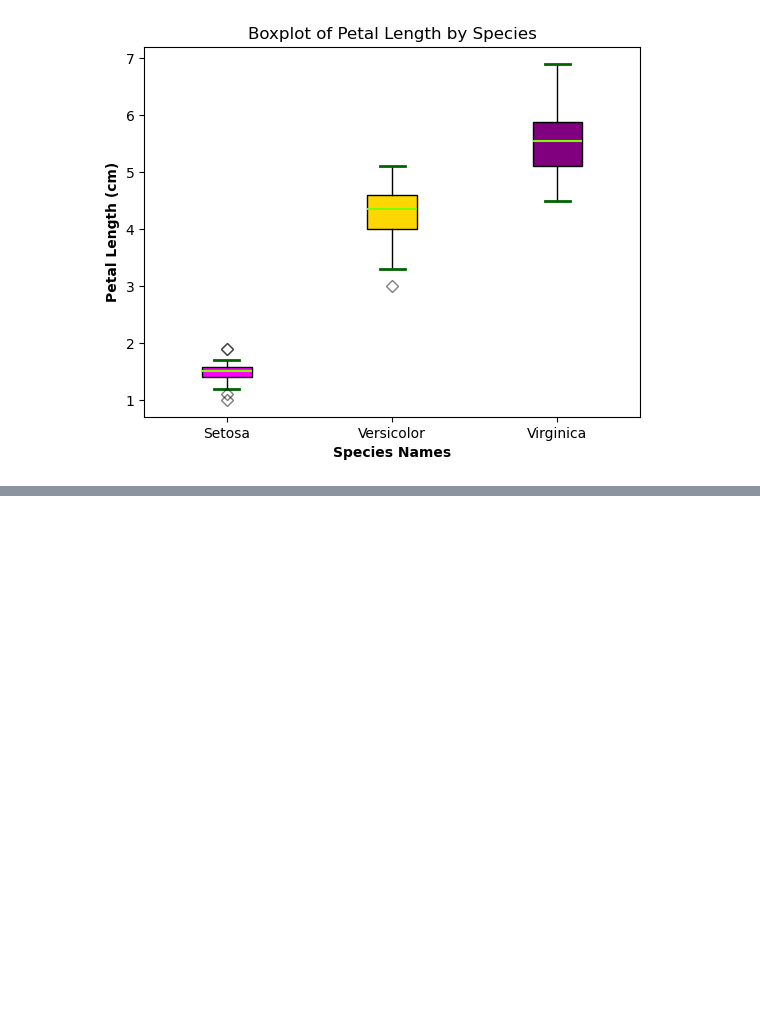
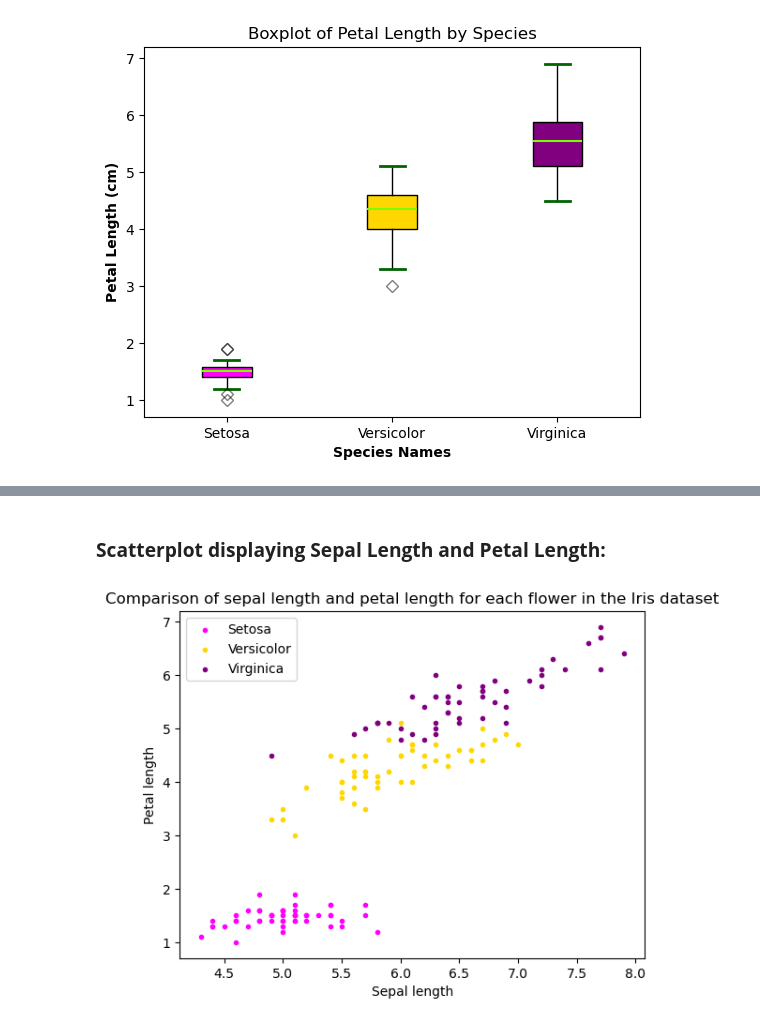
Before and after one commit to zoeharlowe/pands-project, a Jupyter notebook: iris.ipynb, the cells around one changed output, grey strips where cells are left out. Saved outputs shown, nothing was run; the diff lists cells and outputs as text; code cells hidden in the pictures; blank space fills up the shorter version.

```diff
--- a/iris.ipynb
+++ b/iris.ipynb
@@ -512,0 +570,25 @@ plt.show()
+# %% [markdown]
+### **Scatterplot displaying Sepal Length and Petal Length:**
+# %%
+# Scatterplot with a different colour for each class type.
+# I used the fig, ax method so I can recall the same scatterplot in later tasks.
+fig, ax = plt.subplots()
+ax.scatter(setosa_sepal_length, setosa_petal_length, marker = '.', c = 'magenta', label = "Setosa")
+ax.scatter(versicolor_sepal_length, versicolor_petal_length, marker = '.', c = 'gold', label = "Versicolor")
+ax.scatter(virginica_sepal_length, virginica_petal_length, marker = '.', c = 'purple', label = "Virginica")
+
+# Title.
+ax.set_title('Comparison of sepal length and petal length for each flower in the Iris dataset')
+
+# Axes labels.
+ax.set_xlabel('Sepal length')
+ax.set_ylabel('Petal length')
+
+ax.legend()
+
+plt.savefig("scatterplot_sepal_length_petal_length.png")
+
+# Show.
+plt.show()
+# %% [output]
+[figure, added]
```
Also changed, not shown: parts of 16 cells of this notebook, 7 other files.
